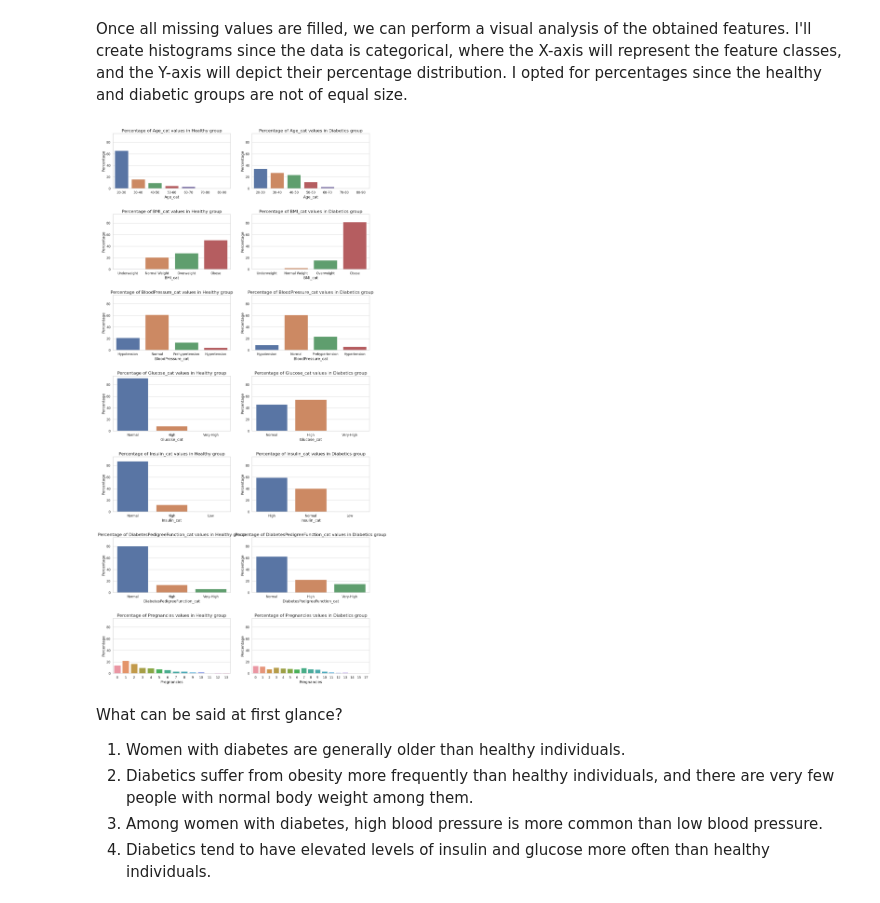
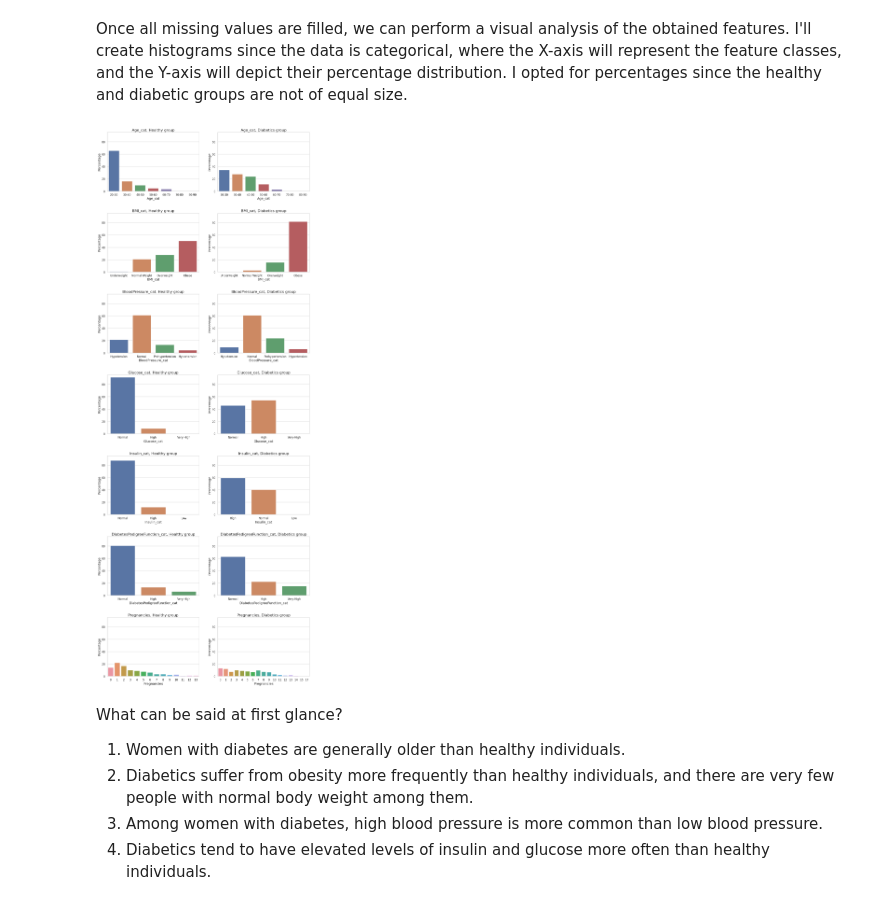
Before and after one commit to EL-YAT/pet-projects, a Jupyter notebook: diabetes.ipynb, the cells around one changed output. Saved outputs shown, nothing was run; the diff lists cells and outputs as text; code cells hidden in the pictures.

```diff
--- a/diabetes.ipynb
+++ b/diabetes.ipynb
@@ -704,37 +754,37 @@ features = [
 healthy = diabetes_data[features].query('Outcome == 0').drop('Outcome', axis=1)
 diabetics = diabetes_data[features].query('Outcome == 1').drop('Outcome', axis=1)
 
 # Creating subplots for each feature comparison
-fig, axs = plt.subplots(nrows=7, ncols=2, figsize=(15, 30))
+fig, axs = plt.subplots(nrows=7, ncols=2, figsize=(14, 35))
 axs = axs.flatten()
 
 # Iterating through each column
 for i, column in enumerate(healthy.columns):
     total_count_healthy = len(healthy[column])
     total_count_diabetics = len(diabetics[column])
 
     # Calculate percentages for the healthy group
     percent_healthy = (healthy[column].value_counts() / total_count_healthy) * 100
     ax = sns.barplot(x=percent_healthy.index, y=percent_healthy.values, ax=axs[i*2])
-    ax.set_title(f'Percentage of {column} values in Healthy group', fontsize=16)
+    ax.set_title(f'{column}, Healthy group', fontsize=16)
     ax.set_xlabel(column, fontsize=14)
     ax.set_ylabel('Percentage', fontsize=14)
     ax.set_ylim(0, 95)
     ax.tick_params(labelsize=12)
 
     # Calculate percentages for the diabetics group
     percent_diabetics = (diabetics[column].value_counts() / total_count_diabetics) * 100
     ax = sns.barplot(x=percent_diabetics.index, y=percent_diabetics.values, ax=axs[i*2+1])
-    ax.set_title(f'Percentage of {column} values in Diabetics group', fontsize=16)
+    ax.set_title(f'{column}, Diabetics group', fontsize=16)
     ax.set_xlabel(column, fontsize=14)
     ax.set_ylabel('Percentage', fontsize=14)
     ax.set_ylim(0, 95)
     ax.tick_params(labelsize=12)
 
 plt.tight_layout()
 plt.show()
 # %% [output]
-[figure, old version]
+[figure, new version]
 # %% [markdown]
 What can be said at first glance?
 
```
Also changed, not shown: parts of 7 cells of this notebook.
